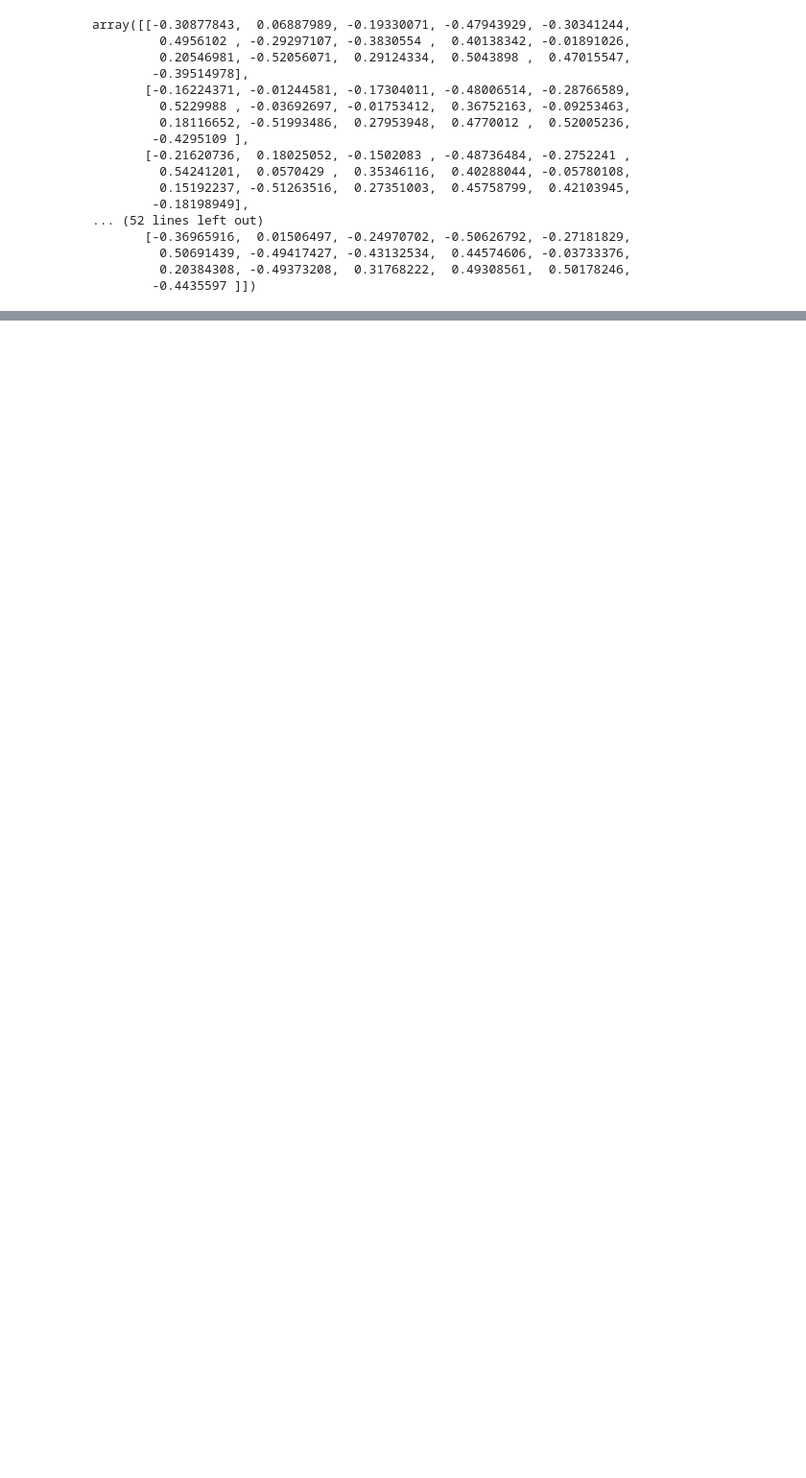
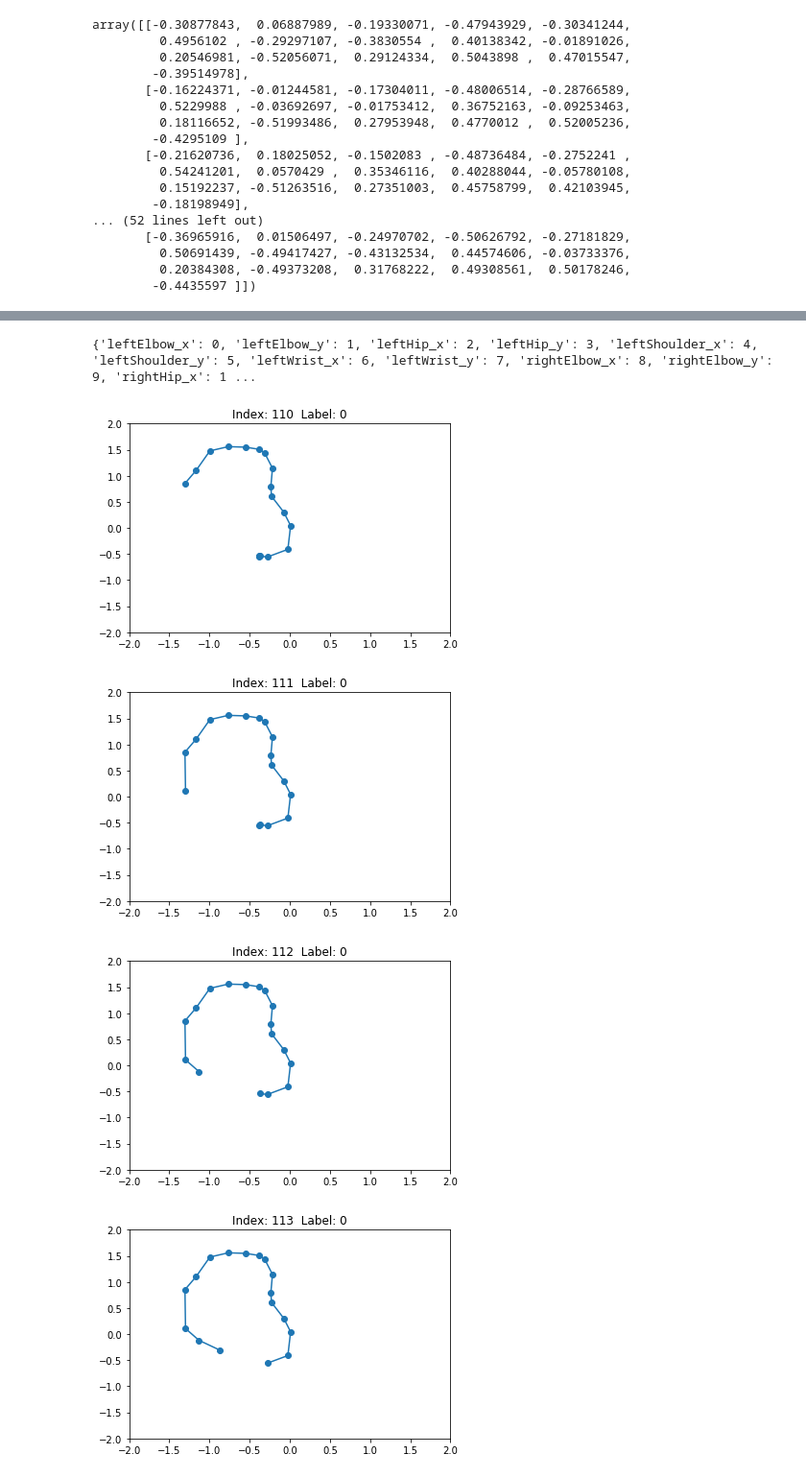
Before and after one commit to chriswegmann/drone_steering, a Jupyter notebook: models/playground/GestureTransformers.ipynb, the cells around one changed output, grey strips where cells are left out. Shown at 96% size. Drawn from its saved outputs; the diff is of its cells as text; code cells hidden in the pictures; blank space fills up the shorter version.

Commit message:
plot gestures v1

```diff
--- a/models/playground/GestureTransformers.ipynb
+++ b/models/playground/GestureTransformers.ipynb
@@ -309,13 +256,13 @@ class GestureTransformer(BaseEstimator, TransformerMixin):
         else:
             ax = (1,2)
 
-        self.x_shift = Z[:,:,idx_hip_shoulder_x].mean(axis = ax)
-        Z[:,:,idx_x] = (Z[:,:,idx_x].transpose() - self.x_shift.transpose()).transpose()
+        self.x_shift = Z[:,:,self.idx_hip_shoulder_x].mean(axis = ax)
+        Z[:,:,self.idx_x] = (Z[:,:,self.idx_x].transpose() - self.x_shift.transpose()).transpose()
 
-        self.y_shift = Z[:,:,idx_hip_shoulder_y].mean(axis = ax)
-        Z[:,:,idx_y] = (Z[:,:,idx_y].transpose() - self.y_shift.transpose()).transpose()
+        self.y_shift = Z[:,:,self.idx_hip_shoulder_y].mean(axis = ax)
+        Z[:,:,self.idx_y] = (Z[:,:,self.idx_y].transpose() - self.y_shift.transpose()).transpose()
 
-        self.scale = (Z[:,:,idx_shoulder_y].mean(axis = ax) - Z[:,:,idx_hip_y].mean(axis = ax))
+        self.scale = (Z[:,:,self.idx_shoulder_y].mean(axis = ax) - Z[:,:,self.idx_hip_y].mean(axis = ax))
         Z = (Z.transpose() / self.scale.transpose()).transpose()
 
         return Z
@@ -348,0 +292,4 @@ de.y[123]
+# %%
+i = 0
+print(de.combined_data_files_df.iloc[i])
+de.LabelGenerators[i].label_df.join(de.LabelGenerators[i].label_info)
@@ -348,0 +315,25 @@ de.y[123]
+# %%
+import matplotlib.pyplot as plt
+from matplotlib.ticker import NullFormatter
+print(feat_dict)
+
+
+key = 'leftWrist'
+kx = key + '_x'
+ky = key + '_y'
+
+
+for i in range(110,160):
+    axes = plt.gca()
+    axes.set_xlim([-2,2])
+    axes.set_ylim([-2,2])
+    plt.plot(P[i,:,feat_dict[kx]],P[i,:,feat_dict[ky]], marker = "o")
+    plt.title("Index: " + str(i) + "  " + "Label: " + str(int(de.y[i])))
+    plt.show()
+    plt.close()
+# %% [output]
+{'leftElbow_x': 0, 'leftElbow_y': 1, 'leftHip_x': 2, 'leftHip_y': 3, 'leftShoulder_x': 4, 'leftShoulder_y': 5, 'leftWrist_x': 6, 'leftWrist_y': 7, 'rightElbow_x': 8, 'rightElbow_y': 9, 'rightHip_x': 1 ...
+[figure, added]
+[figure, added]
+[figure, added]
+[figure, added]
```
Also changed, not shown: parts of 21 cells of this notebook.
